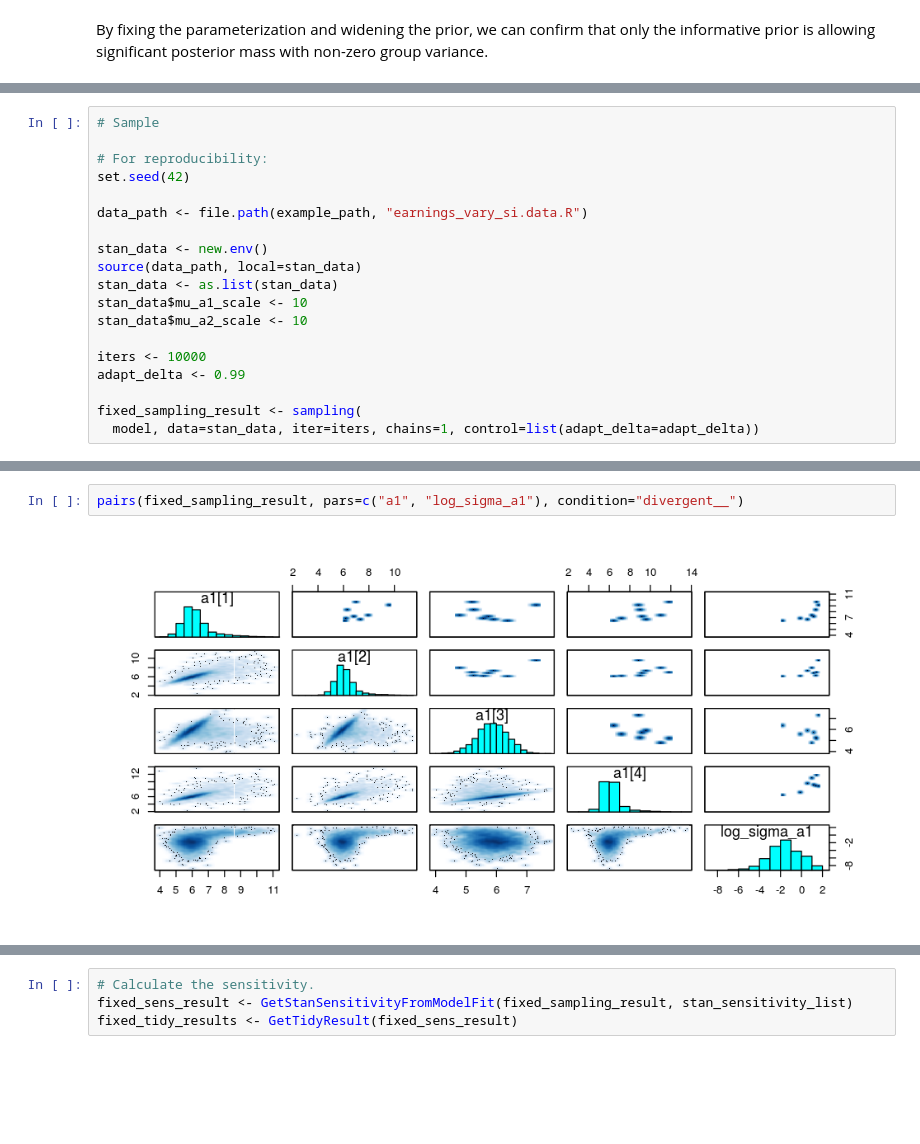
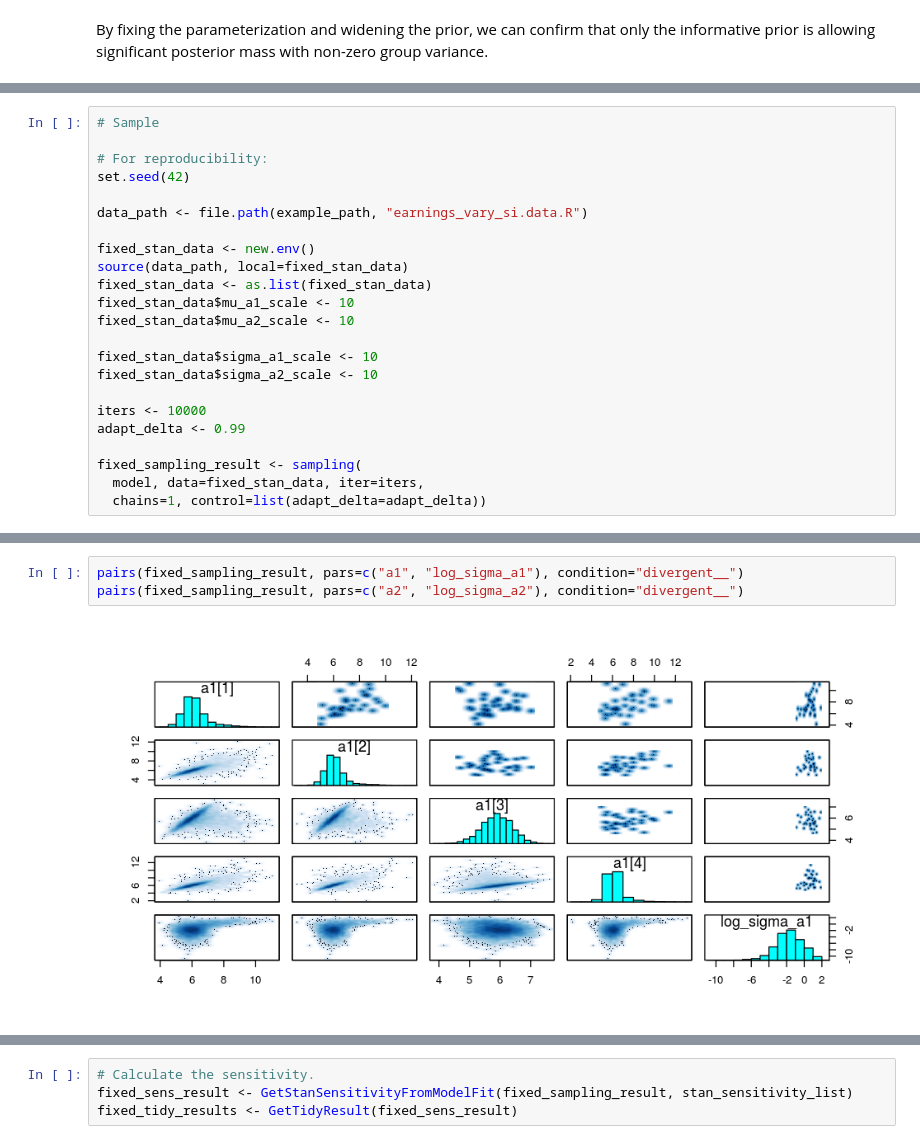
Before and after one commit to rgiordan/StanSensitivity, a Jupyter notebook: examples/earnings_vary_si/Analysis_earnings_vary_si.ipynb, the cells around one changed output, grey strips where cells are left out. Saved outputs shown, nothing was run; the diff lists cells and outputs as text; blank space fills up the shorter version.

```diff
--- a/examples/earnings_vary_si/Analysis_earnings_vary_si.ipynb
+++ b/examples/earnings_vary_si/Analysis_earnings_vary_si.ipynb
@@ -353,17 +357,21 @@ set.seed(42)
 
 data_path <- file.path(example_path, "earnings_vary_si.data.R")
 
-stan_data <- new.env()
-source(data_path, local=stan_data)
-stan_data <- as.list(stan_data)
-stan_data$mu_a1_scale <- 10
-stan_data$mu_a2_scale <- 10
+fixed_stan_data <- new.env()
+source(data_path, local=fixed_stan_data)
+fixed_stan_data <- as.list(fixed_stan_data)
+fixed_stan_data$mu_a1_scale <- 10
+fixed_stan_data$mu_a2_scale <- 10
+
+fixed_stan_data$sigma_a1_scale <- 10
+fixed_stan_data$sigma_a2_scale <- 10
 
 iters <- 10000
 adapt_delta <- 0.99
 
 fixed_sampling_result <- sampling(
-  model, data=stan_data, iter=iters, chains=1, control=list(adapt_delta=adapt_delta))
+  model, data=fixed_stan_data, iter=iters,
+  chains=1, control=list(adapt_delta=adapt_delta))
 # %% [output]
 SAMPLING FOR MODEL 'earnings_vary_si_corrected_generated' NOW (CHAIN 1).
 
@@ -392,4 +404,5 @@ http://mc-stan.org/misc/warnings.html#maximum-treedepth-exceeded”Warning messa
 # %%
 pairs(fixed_sampling_result, pars=c("a1", "log_sigma_a1"), condition="divergent__")
+pairs(fixed_sampling_result, pars=c("a2", "log_sigma_a2"), condition="divergent__")
 # %% [output]
-[figure, old version]
+[figure, new version]
```
Also changed, not shown: parts of 17 cells of this notebook.
